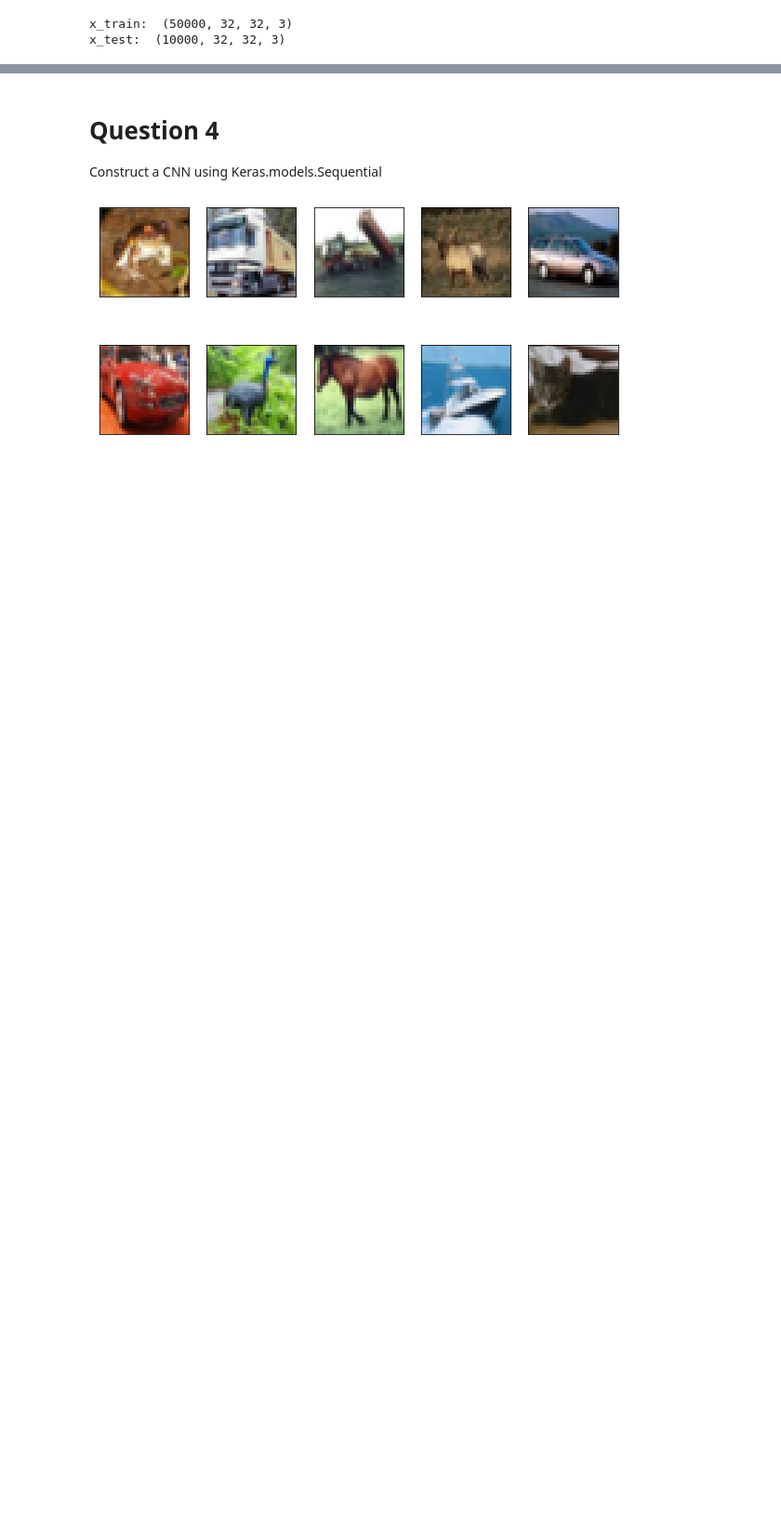
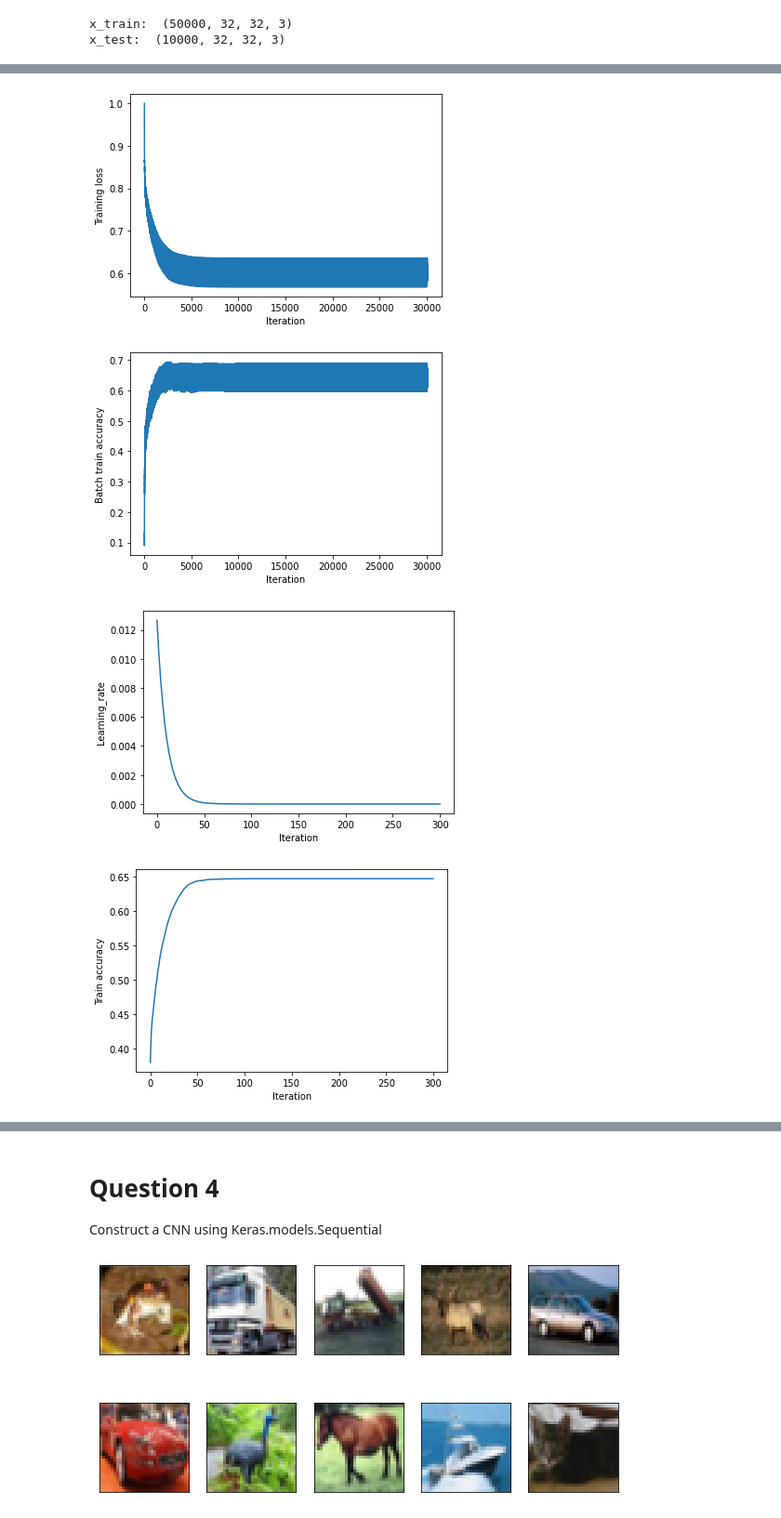
Before and after one commit to Dilagshan/Assignment-04, a Jupyter notebook: Assignment04.ipynb, the cells around one changed output, grey strips where cells are left out. Shown: that part at 93% size. Saved outputs shown, nothing was run; the diff lists cells and outputs as text; code cells hidden in the pictures; blank space fills up the shorter version.

```diff
--- a/Assignment04.ipynb
+++ b/Assignment04.ipynb
@@ -211,0 +285,3 @@ iteration 280/300 : loss 0.900006
+# %%
+train_acc = get_accuracy(y_pred,y_train)
+print("Train Accuracy = ",train_acc)
@@ -211,0 +290,10 @@ iteration 280/300 : loss 0.900006
+# %%
+test_acc = get_accuracy(y_pred,y_test)
+print("Test Accuracy = ",train_acc)
+
+x=x_test
+y=y_test
+h=1.0/(1.0+np.exp(-(x.dot(w1)+b1)))
+y_pred = h.dot(w2)+b2
+loss = (1./Nte)*np.square(y_pred-y).sum() + reg*(np.sum(w2*w2)+np.sum(w1*w1))
+print("Test loss = ",loss)
@@ -211,0 +415,37 @@ iteration 280/300 : loss 0.900006
+# %%
+'''fig, axes  = plt.subplots(1,4, sharex='all', sharey='all', figsize=(30,6))
+dic = {"Loss":loss_history, "Training Accuracy ":final_train_acc_history,\
+        "Batch Train Accuracy":train_acc_history, "Learning Rate":lr_history}
+l = 1
+for key in dic.keys():
+    plt.subplot(1,4,l);plt.plot(dic[key])
+    plt.title(key); plt.xlabel('Iterations')
+    l+=1'''
+fig , ax = plt.subplots()
+ax.plot(loss_history)
+ax.set_xlabel('Iteration')
+ax.set_ylabel('Training loss')
+plt.show()
+
+fig , ax = plt.subplots()
+ax.plot(train_acc_history)
+ax.set_xlabel('Iteration')
+ax.set_ylabel('Batch train accuracy')
+plt.show()
+
+fig , ax = plt.subplots()
+ax.plot(lr_history)
+ax.set_xlabel('Iteration')
+ax.set_ylabel('Learning_rate')
+plt.show()
+
+fig , ax = plt.subplots()
+ax.plot(final_train_acc_history)
+ax.set_xlabel('Iteration')
+ax.set_ylabel('Train accuracy')
+plt.show()
+# %% [output]
+[figure, added]
+[figure, added]
+[figure, added]
+[figure, added]
```
Also changed, not shown: parts of 24 cells of this notebook.
